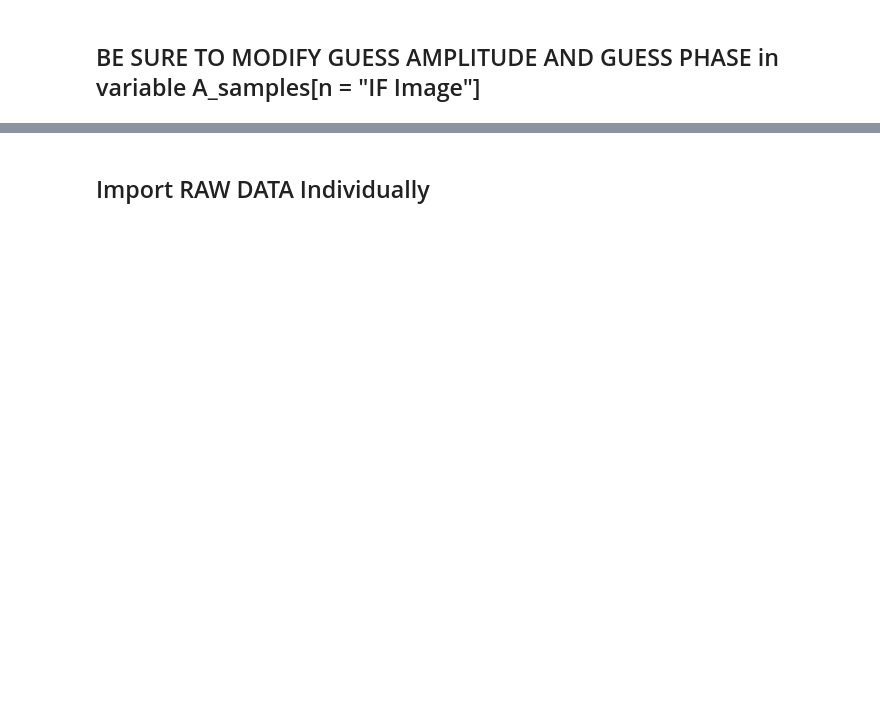
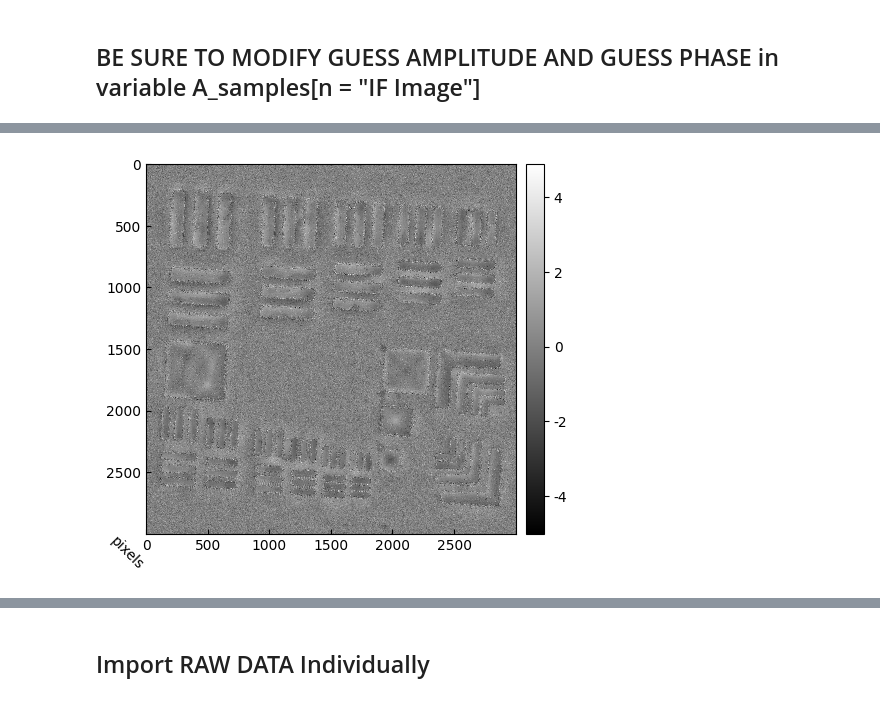
Before and after one commit to KaynaL-MT/AD_LTEM, a Jupyter notebook: KaynaL-MT/AD_LTEM_PyTorch_exp_Kayna.ipynb, the cells around one changed output, grey strips where cells are left out. Saved outputs shown, nothing was run; the diff lists cells and outputs as text; code cells hidden in the pictures; blank space fills up the shorter version.

```diff
--- a/KaynaL-MT/AD_LTEM_PyTorch_exp_Kayna.ipynb
+++ b/KaynaL-MT/AD_LTEM_PyTorch_exp_Kayna.ipynb
@@ -37,11 +37,5 @@ from PIL import Image
 import math
 from numpy.lib import scimath
 from numpy import emath
-# %%
-image = Image.open('/home/ktrujillo/Lorentz/Kayna/ALTEM/Py(18)Pt(2)C(1)/2023_05_25/TIE/usaf_nano/aligned_imgj/unflip/full_aligned_cropped.tif')
-print(f"Original size : {image.size}") # 5464x3640
-
-quad1_resized = image.resize((512, 512))
-quad1_resized.save('/home/ktrujillo/Lorentz/Kayna/ALTEM/Py(18)Pt(2)C(1)/2023_05_25/TIE/bars_circles_lg/aligned_imgj/unflip/sunset.tiff')
 # %%
 #  !gdown "http://drive.google.com/uc?id=1S6RFU3eTiHVM6wN5YfS7VBk6NzmATi54"
@@ -415,11 +407,13 @@ def show_im(
 # %%
 show_im(result_phase)
 from tifffile import imwrite
 import numpy as np
 
-imwrite("/home/ktrujillo/Lorentz/Kayna/ALTEM/Py(18)Pt(2)C(1)/2023_05_25/TIE/hex_sm_nano/aligned_imgj/images/RMAD/hex_sm_nano_1000_RAW.tif", result_phase)
+imwrite("/home/ktrujillo/Lorentz/Kayna/ALTEM/Py(18)Pt(2)C(1)/2023_05_25/TIE/usaf_nano/aligned_imgj/images/RMAD/usaf_nano_full_1000_RAW.tif", result_phase)
 # imwrite("/home/ktrujillo/Lorentz/Kayna/Simulations/Mumax3/2023_04_26/results_nano.tiff", result_phase)
 # imwrite("/home/ktrujillo/Lorentz/Kayna/ALTEM/Py(18)Pt(2)C(1)/2023_05_18/TIE/usaf_/aligned_imgj/images/RMAD/usaf_nano_AD_RAW_200000.tiff", result_phase)
+# %% [output]
+[figure, added]
 # %%
 from routines.img_helper import *
 p = result_phase
```
Also changed, not shown: parts of 11 cells of this notebook.
